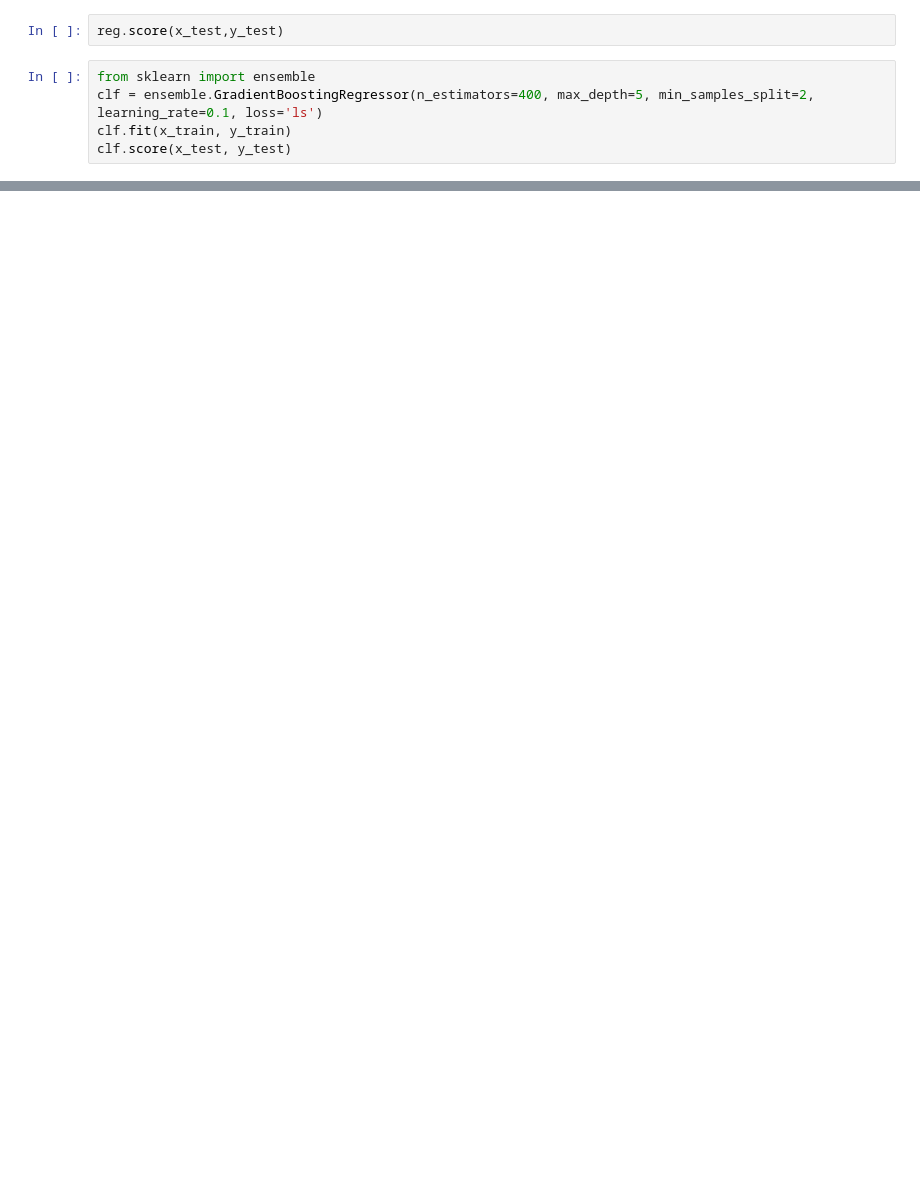
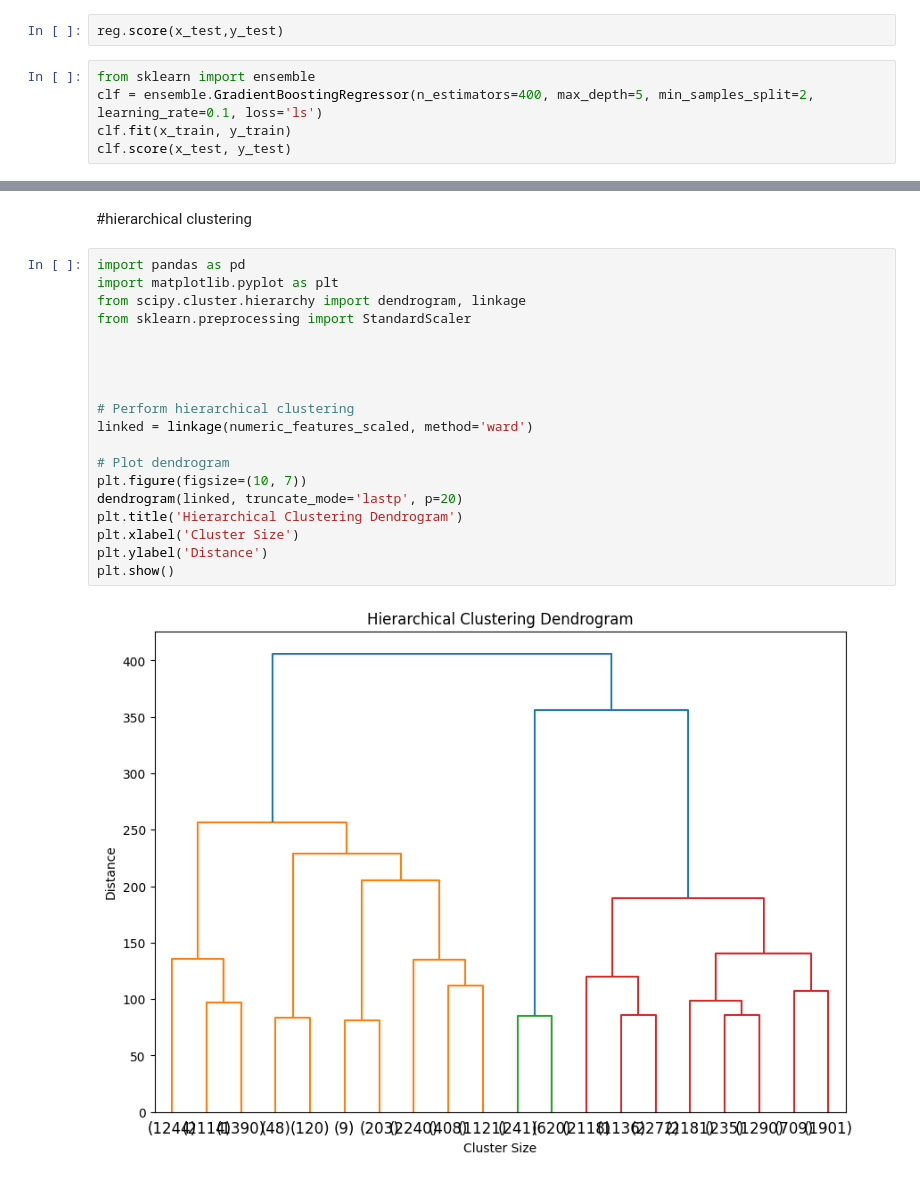
Before and after one commit to surbhigari/House-Price-Predictions-, a Jupyter notebook: House_price_prediction.ipynb, the cells around one changed output, grey strips where cells are left out. Saved outputs shown, nothing was run; the diff lists cells and outputs as text; blank space fills up the shorter version.

```diff
--- a/House_price_prediction.ipynb
+++ b/House_price_prediction.ipynb
@@ -410,0 +515,23 @@ clf.score(x_test, y_test)
+# %% [markdown]
+#hierarchical clustering
+# %%
+import pandas as pd
+import matplotlib.pyplot as plt
+from scipy.cluster.hierarchy import dendrogram, linkage
+from sklearn.preprocessing import StandardScaler
+
+
+
+
+# Perform hierarchical clustering
+linked = linkage(numeric_features_scaled, method='ward')
+
+# Plot dendrogram
+plt.figure(figsize=(10, 7))
+dendrogram(linked, truncate_mode='lastp', p=20)
+plt.title('Hierarchical Clustering Dendrogram')
+plt.xlabel('Cluster Size')
+plt.ylabel('Distance')
+plt.show()
+# %% [output]
+[figure, added]
```
Also changed, not shown: parts of 38 cells of this notebook.
